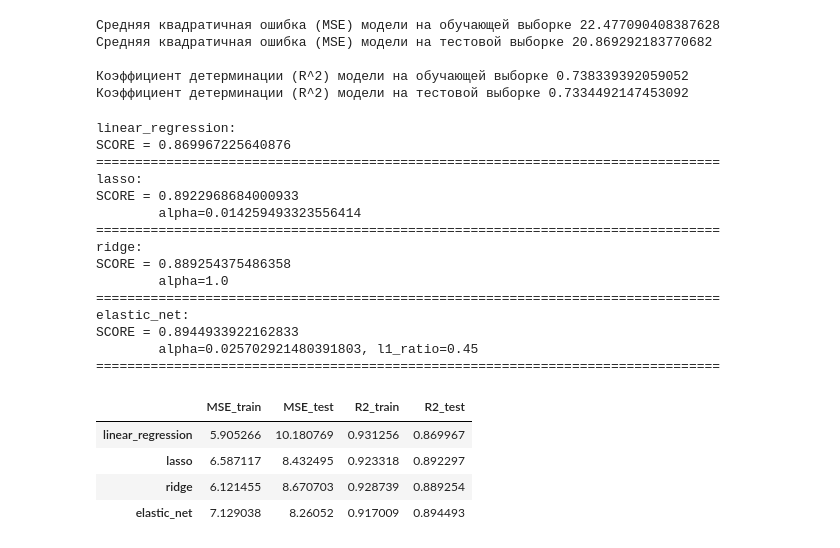
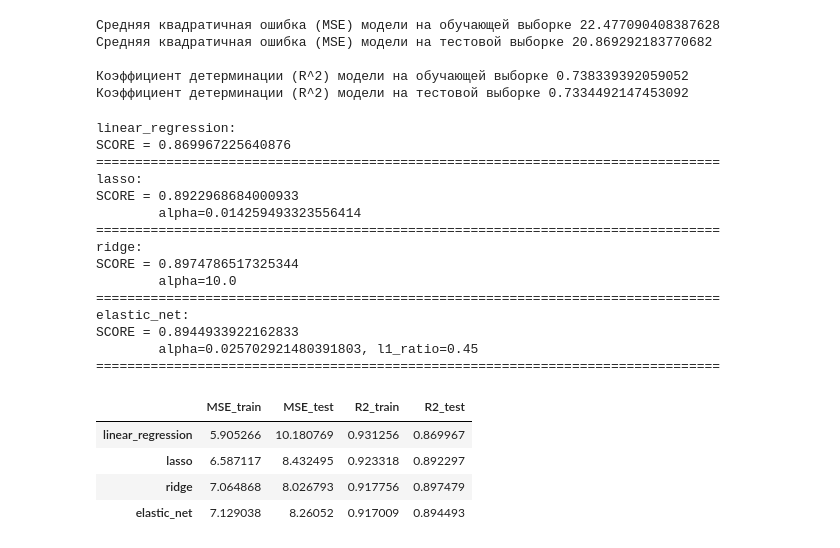
Before and after one commit to nglaz0v/DS_bootcamp, a Jupyter notebook: 4-Machine_Learning/HW_27.ipynb, the cells around one changed output. Cells and saved outputs as stored; diff of their text form; code cells hidden in the pictures.

```diff
--- a/4-Machine_Learning/HW_27.ipynb
+++ b/4-Machine_Learning/HW_27.ipynb
@@ -129,8 +129,8 @@ results = pd.DataFrame(columns=['MSE_train', 'MSE_test', 'R2_train', 'R2_test'],
 for name, model in zip(list(results.index), [
     make_pipeline(StandardScaler(), PolynomialFeatures(), LinearRegression()),
     make_pipeline(StandardScaler(), PolynomialFeatures(), LassoCV(cv=5, n_jobs=-1)),
-    make_pipeline(StandardScaler(), PolynomialFeatures(), RidgeCV(alphas=[1e-3, 1e-2, 1e-1, 1, 10, 100])),
-    make_pipeline(StandardScaler(), PolynomialFeatures(), ElasticNetCV(n_jobs=-1, l1_ratio=[i/100 for i in range(1, 101)]))
+    make_pipeline(StandardScaler(), PolynomialFeatures(), RidgeCV(cv=5, alphas=[1e-3, 1e-2, 1e-1, 1, 10, 100])),
+    make_pipeline(StandardScaler(), PolynomialFeatures(), ElasticNetCV(cv=5, n_jobs=-1, l1_ratio=[i/100 for i in range(1, 101)]))
 ]):
     print(f"{name}:")
     model.fit(X_train, y_train)
@@ -140,35 +140,35 @@ for name, model in zip(list(results.index), [
 
     results.loc[name]['MSE_train'] = mean_squared_error(y_train, pred_train)
     results.loc[name]['MSE_test'] = mean_squared_error(y_test, pred_test)
     results.loc[name]['R2_train'] = r2_score(y_train, pred_train)
     results.loc[name]['R2_test'] = r2_score(y_test, pred_test)
     if name == 'lasso':
         print(f"\talpha={model[-1].alpha_}")
     elif name == 'ridge':
         print(f"\talpha={model[-1].alpha_}")
     elif name == 'elastic_net':
         print(f"\talpha={model[-1].alpha_}, l1_ratio={model[-1].l1_ratio_}")
     print("="*80)
 results
 # %% [output]
 linear_regression:
 SCORE = 0.869967225640876
 ================================================================================
 lasso:
 SCORE = 0.8922968684000933
         alpha=0.014259493323556414
 ================================================================================
 ridge:
-SCORE = 0.889254375486358
-        alpha=1.0
+SCORE = 0.8974786517325344
+        alpha=10.0
 ================================================================================
 elastic_net:
 SCORE = 0.8944933922162833
         alpha=0.025702921480391803, l1_ratio=0.45
 ================================================================================
 |  | MSE_train | MSE_test | R2_train | R2_test |
 | linear_regression | 5.905266 | 10.180769 | 0.931256 | 0.869967 |
 | lasso | 6.587117 | 8.432495 | 0.923318 | 0.892297 |
-| ridge | 6.121455 | 8.670703 | 0.928739 | 0.889254 |
+| ridge | 7.064868 | 8.026793 | 0.917756 | 0.897479 |
 | elastic_net | 7.129038 | 8.26052 | 0.917009 | 0.894493 |
 # %%
```
Also changed, not shown: parts of 2 cells of this notebook, 1 other file.
